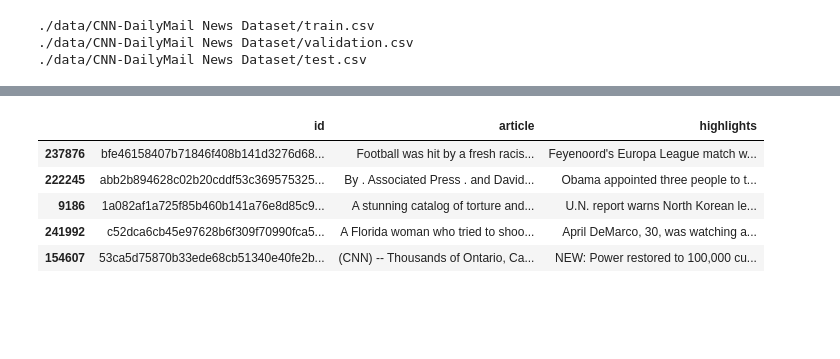
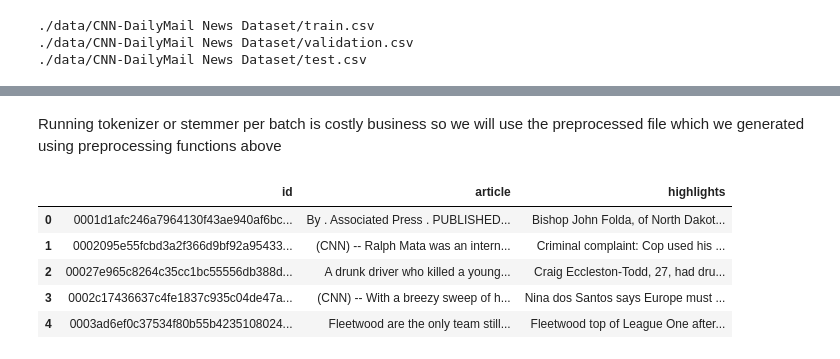
Before and after one commit to akshaygrao77/Text-Summarization, a Jupyter notebook: text_summarization_full.ipynb, the cells around one changed output, grey strips where cells are left out. Cells and saved outputs as stored; diff of their text form; code cells hidden in the pictures; blank space fills up the shorter version.

```diff
--- a/text_summarization_full.ipynb
+++ b/text_summarization_full.ipynb
@@ -217,0 +448,2 @@ valid_data = pd.read_csv('./data/CNN-DailyMail News Dataset/validation.csv')
+# %% [markdown]
+Running tokenizer or stemmer per batch is costly business so we will use the preprocessed file which we generated using preprocessing functions above
@@ -218,9 +454,9 @@ valid_data = pd.read_csv('./data/CNN-DailyMail News Dataset/validation.csv')
 # %%
-train_data.sample(5)
+train_data.iloc[:5]
 # %% [output]
 |  | id | article | highlights |
-| 237876 | bfe46158407b71846f408b141d3276d68... | Football was hit by a fresh racis... | Feyenoord's Europa League match w... |
-| 222245 | abb2b894628c02b20cddf53c369575325... | By . Associated Press . and David... | Obama appointed three people to t... |
-| 9186 | 1a082af1a725f85b460b141a76e8d85c9... | A stunning catalog of torture and... | U.N. report warns North Korean le... |
-| 241992 | c52dca6cb45e97628b6f309f70990fca5... | A Florida woman who tried to shoo... | April DeMarco, 30, was watching a... |
-| 154607 | 53ca5d75870b33ede68cb51340e40fe2b... | (CNN) -- Thousands of Ontario, Ca... | NEW: Power restored to 100,000 cu... |
+| 0 | 0001d1afc246a7964130f43ae940af6bc... | By . Associated Press . PUBLISHED... | Bishop John Folda, of North Dakot... |
+| 1 | 0002095e55fcbd3a2f366d9bf92a95433... | (CNN) -- Ralph Mata was an intern... | Criminal complaint: Cop used his ... |
+| 2 | 00027e965c8264c35cc1bc55556db388d... | A drunk driver who killed a young... | Craig Eccleston-Todd, 27, had dru... |
+| 3 | 0002c17436637c4fe1837c935c04de47a... | (CNN) -- With a breezy sweep of h... | Nina dos Santos says Europe must ... |
+| 4 | 0003ad6ef0c37534f80b55b4235108024... | Fleetwood are the only team still... | Fleetwood top of League One after... |
```
Also changed, not shown: parts of 64 cells of this notebook.
